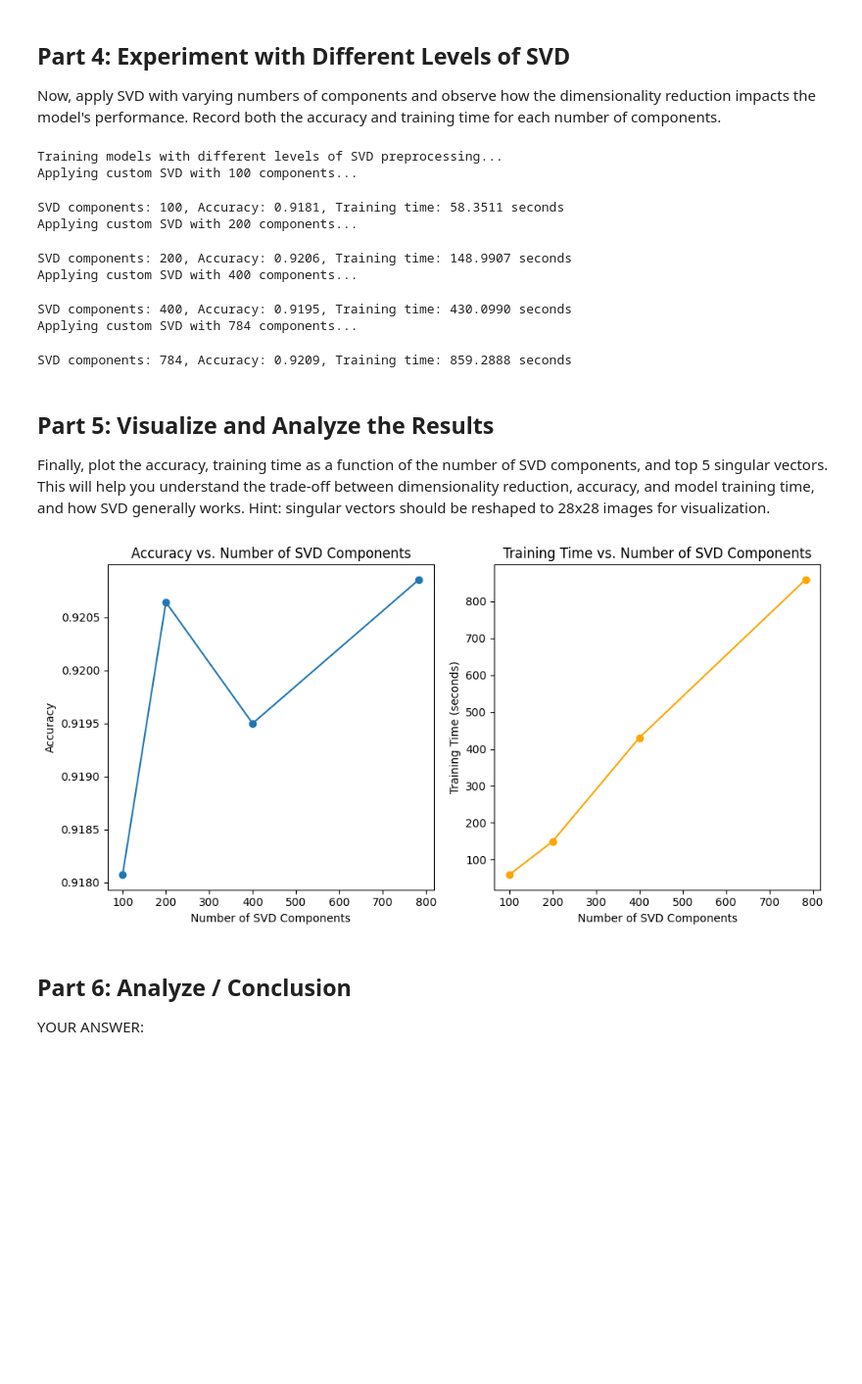
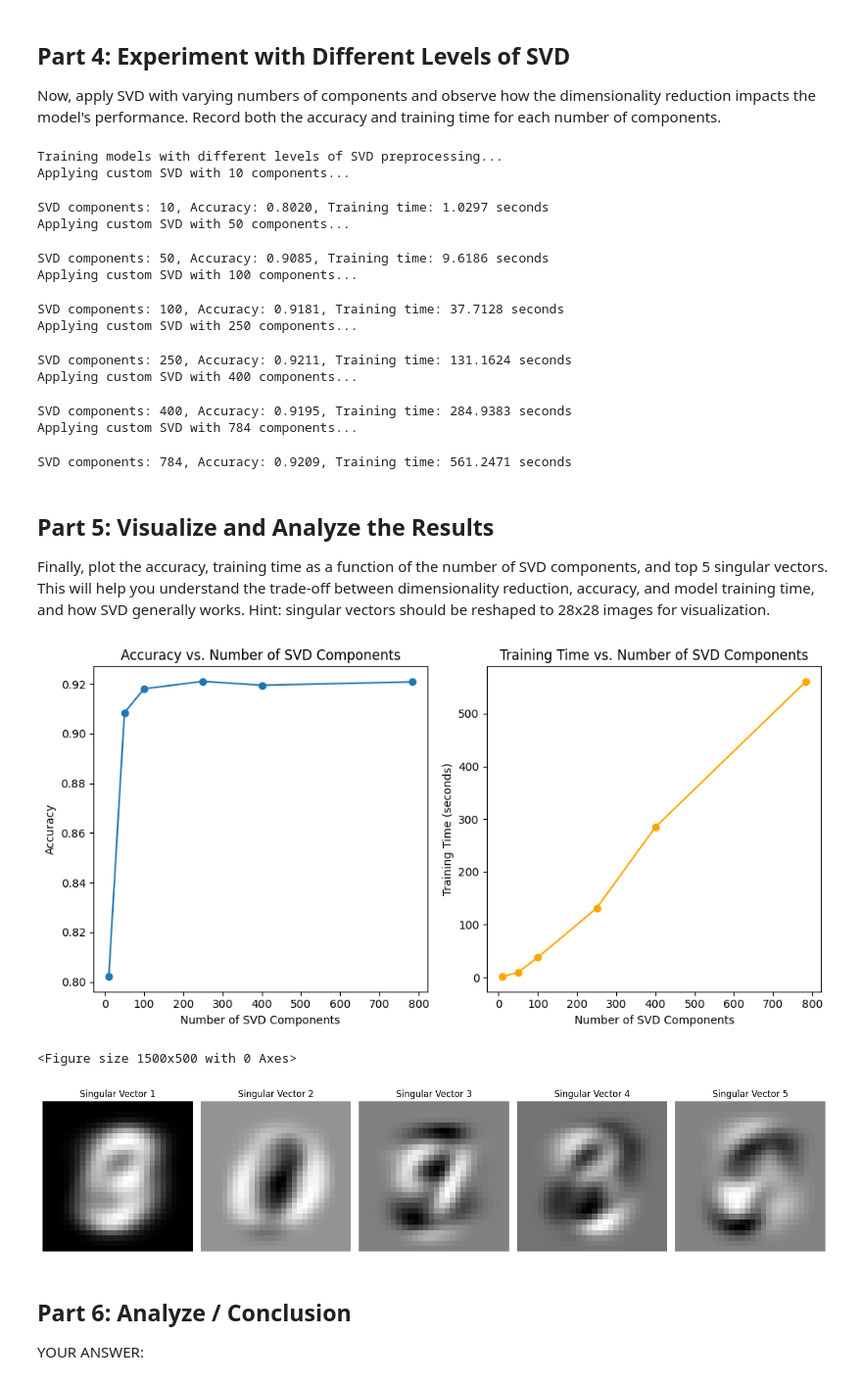
Before and after one commit to clarchung/cchung2-assignment-3, a Jupyter notebook: assignment3.ipynb, the cells around one changed output. Shown: that part at 98% size. Drawn from its saved outputs; the diff is of its cells as text; code cells hidden in the pictures; blank space fills up the shorter version.

```diff
--- a/assignment3.ipynb
+++ b/assignment3.ipynb
@@ -86,7 +86,7 @@ def train_logistic_regression(X_train, y_train, X_test, y_test):
 
 Now, apply SVD with varying numbers of components and observe how the dimensionality reduction impacts the model's performance. Record both the accuracy and training time for each number of components.
 # %%
-svd_components = [100, 200, 400, 784]  # You need to decide what number to search...
+svd_components = [10, 50, 100, 250, 400, 784]  # You need to decide what number to search...
 
 # Store the results
 results = []
@@ -103,14 +103,18 @@ for n_components in svd_components:
     results.append((n_components, accuracy, training_time))
 # %% [output]
 Training models with different levels of SVD preprocessing...
-Applying custom SVD with 100 components...
+Applying custom SVD with 10 components...
-SVD components: 100, Accuracy: 0.9181, Training time: 58.3511 seconds
-Applying custom SVD with 200 components...
+SVD components: 10, Accuracy: 0.8020, Training time: 1.0297 seconds
+Applying custom SVD with 50 components...
-SVD components: 200, Accuracy: 0.9206, Training time: 148.9907 seconds
-Applying custom SVD with 400 components...
+SVD components: 50, Accuracy: 0.9085, Training time: 9.6186 seconds
+Applying custom SVD with 100 components...
-SVD components: 400, Accuracy: 0.9195, Training time: 430.0990 seconds
-Applying custom SVD with 784 components...
+SVD components: 100, Accuracy: 0.9181, Training time: 37.7128 seconds
+Applying custom SVD with 250 components...
-SVD components: 784, Accuracy: 0.9209, Training time: 859.2888 seconds
+SVD components: 250, Accuracy: 0.9211, Training time: 131.1624 seconds
+Applying custom SVD with 400 components...
+SVD components: 400, Accuracy: 0.9195, Training time: 284.9383 seconds
+Applying custom SVD with 784 components...
+SVD components: 784, Accuracy: 0.9209, Training time: 561.2471 seconds
 # %% [markdown]
 ## Part 5: Visualize and Analyze the Results
 
@@ -118,32 +122,60 @@ Finally, plot the accuracy, training time as a function of the number of SVD com
 # %%
 ## Your implementation here...
 ## You may add necessary lines in Part 4 to access data for visualization
 
 #extract data from part 4
 svd_components = [result[0] for result in results]
 accuracy_results = [result[1] for result in results]
 training_time_results = [result[2] for result in results]
 
 #plotting
 plt.figure(figsize=(10, 5))
 
 plt.subplot(1, 2, 1)
 plt.plot(svd_components, accuracy_results, marker='o')
 plt.title('Accuracy vs. Number of SVD Components')
 plt.xlabel('Number of SVD Components')
 plt.ylabel('Accuracy')
 
 # Plot training time vs. SVD components
 plt.subplot(1, 2, 2)
 plt.plot(svd_components, training_time_results, marker='o', color='orange')
 plt.title('Training Time vs. Number of SVD Components')
 plt.xlabel('Number of SVD Components')
 plt.ylabel('Training Time (seconds)')
 
 plt.tight_layout()
 plt.show()
+
+#visualize top 5 singular vectors
+plt.figure(figsize=(15, 5))
+
+def plot_top_singular_vectors(singular_vectors, image_shape=(28, 28), num_vectors=5):
+
+    plt.figure(figsize=(15, 5))
+
+    # Plot the top singular vectors
+    for i in range(num_vectors):
+        singular_vector = singular_vectors[i, :]  # i-th singular vector
+        singular_image = singular_vector.reshape(image_shape)  # Reshape for visualization
+
+        # Plot each singular vector as an image
+        plt.subplot(1, num_vectors, i+1)
+        plt.imshow(singular_image, cmap='gray')
+        plt.title(f'Singular Vector {i+1}')
+        plt.axis('off')  # Hide axis for better visualization
+
+    plt.tight_layout()
+    plt.show()
+
+U, S, V = np.linalg.svd(X_train, full_matrices=False)  # Or from your apply_svd_custom
+
+# Call the function to plot the top 5 singular vectors
+plot_top_singular_vectors(V, image_shape=(28, 28), num_vectors=5)
 # %% [output]
-[figure, old version]
+[figure, new version]
+<Figure size 1500x500 with 0 Axes>
+[figure, added]
 # %% [markdown]
 ## Part 6: Analyze / Conclusion
 
```
Also changed, not shown: 1 other file.
